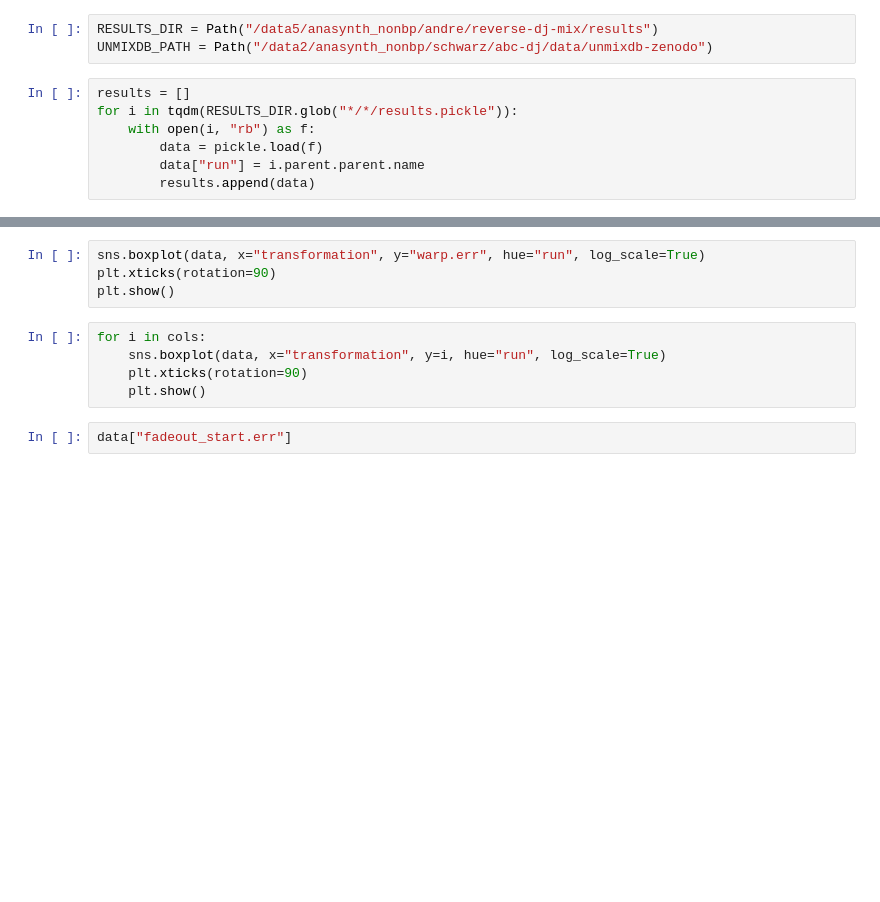
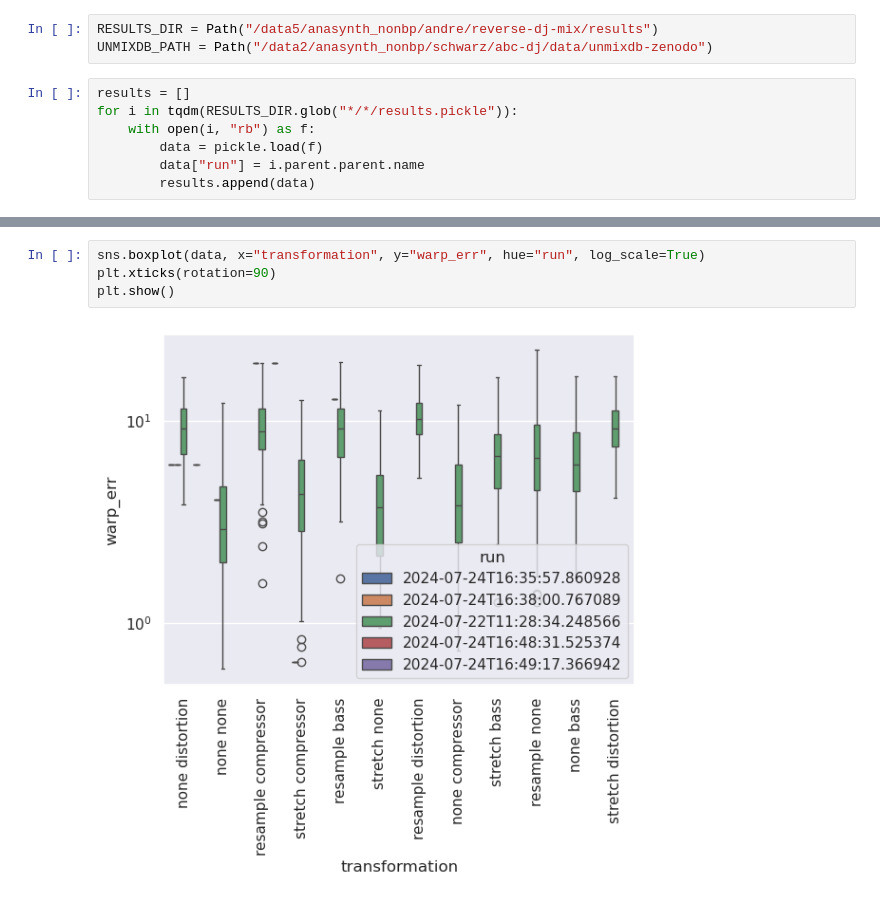
Before and after one commit to etiandre/reverse-dj-mix, a Jupyter notebook: nmf/draft.ipynb, the cells around one changed output, grey strips where cells are left out. Drawn from its saved outputs; the diff is of its cells as text; blank space fills up the shorter version.

```diff
--- a/nmf/draft.ipynb
+++ b/nmf/draft.ipynb
@@ -47,11 +51,6 @@ plt.show()
 # %%
-sns.boxplot(data, x="transformation", y="warp.err", hue="run", log_scale=True)
+sns.boxplot(data, x="transformation", y="warp_err", hue="run", log_scale=True)
 plt.xticks(rotation=90)
 plt.show()
+# %% [output]
+[figure, added]
-# %%
-for i in cols:
-    sns.boxplot(data, x="transformation", y=i, hue="run", log_scale=True)
-    plt.xticks(rotation=90)
-    plt.show()
-# %%
-data["fadeout_start.err"]
```
Also changed, not shown: parts of 4 cells of this notebook, 8 other files.
